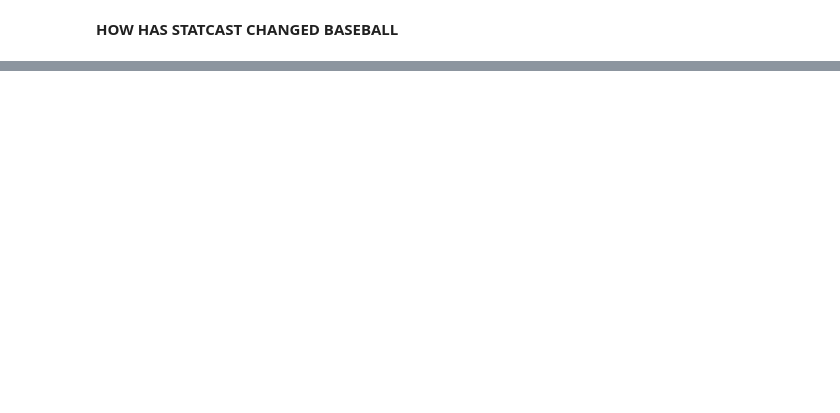
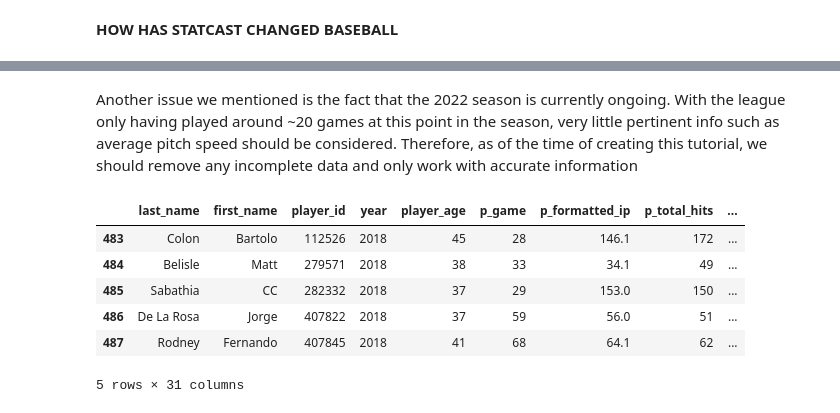
Before and after one commit to logan-lach/CMSC320FinalProject, a Jupyter notebook: project3/final.ipynb, the cells around one changed output, grey strips where cells are left out. Cells and saved outputs as stored; diff of their text form; code cells hidden in the pictures; blank space fills up the shorter version.

```diff
--- a/project3/final.ipynb
+++ b/project3/final.ipynb
@@ -26,0 +135,14 @@ plt.scatter(temp['year'], temp['breaking_avg_break'])
+# %% [markdown]
+Another issue we mentioned is the fact that the 2022 season is currently ongoing. With the league only having played around ~20 games at this point in the season, very little pertinent info such as average pitch speed should be considered. Therefore, as of the time of creating this tutorial, we should remove any incomplete data and only work with accurate information
+# %%
+# Effectively remove all data being collected in 2022
+pitch_data = pitch_data[pitch_data['year'] != 2022]
+pitch_data.head()
+# %% [output]
+|  | last_name | first_name | player_id | year | player_age | p_game | p_formatted_ip | p_total_hits | ... |
+| 483 | Colon | Bartolo | 112526 | 2018 | 45 | 28 | 146.1 | 172 | ... |
+| 484 | Belisle | Matt | 279571 | 2018 | 38 | 33 | 34.1 | 49 | ... |
+| 485 | Sabathia | CC | 282332 | 2018 | 37 | 29 | 153.0 | 150 | ... |
+| 486 | De La Rosa | Jorge | 407822 | 2018 | 37 | 59 | 56.0 | 51 | ... |
+| 487 | Rodney | Fernando | 407845 | 2018 | 41 | 68 | 64.1 | 62 | ... |
+5 rows × 31 columns
```
Also changed, not shown: parts of 27 cells of this notebook, 1 other file.
